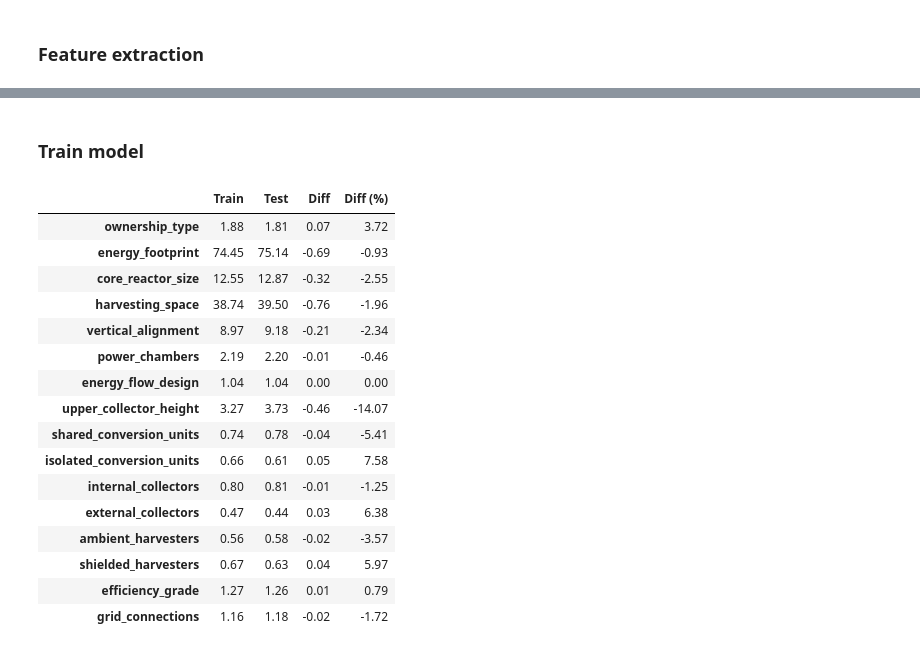
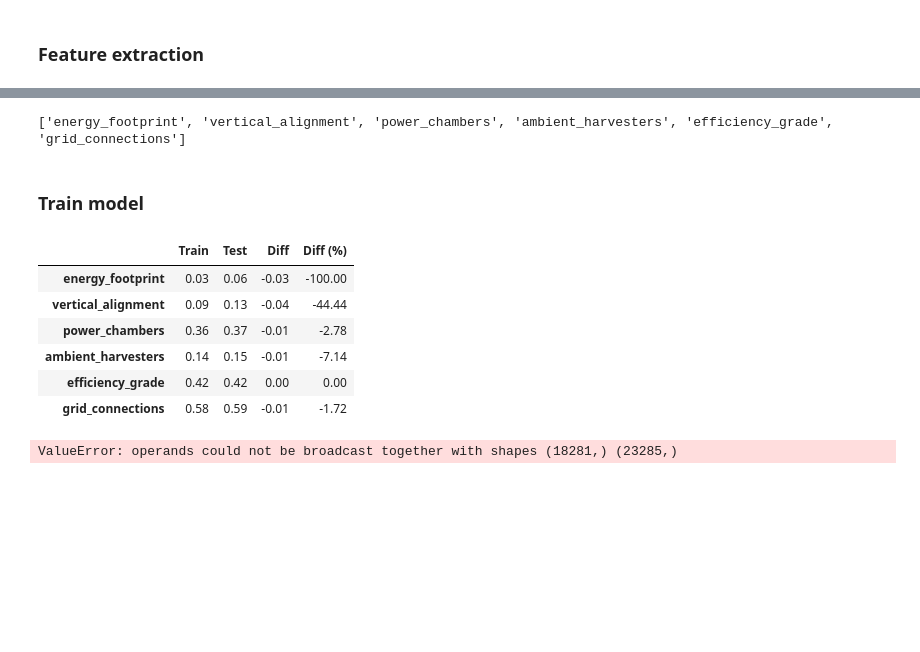
Before and after one commit to flippi321/TDT4172-Introduction-to-Machine-Learning, a Jupyter notebook: Assignment 1/Chapter_1.ipynb, the cells around one changed output, grey strips where cells are left out. Saved outputs shown, nothing was run; the diff lists cells and outputs as text; code cells hidden in the pictures; blank space fills up the shorter version.

```diff
--- a/Assignment 1/Chapter_1.ipynb
+++ b/Assignment 1/Chapter_1.ipynb
@@ -579,29 +600,23 @@ Saved checkpoint at iteration 56000
+# %%
+print(best_combo)
+# %% [output]
+['energy_footprint', 'vertical_alignment', 'power_chambers', 'ambient_harvesters', 'efficiency_grade', 'grid_connections']
 # %% [markdown]
 ### Train model
 # %%
 # We implement Data Scaling to get more stable results
-#x_train /= x_train.max()
-#x_test /= x_test.max()
+x_train /= x_train.max()
+x_test /= x_test.max()
 
 compare_training_test(x_train[best_combo], x_test[best_combo])
 # %% [output]
 |  | Train | Test | Diff | Diff (%) |
-| ownership_type | 1.88 | 1.81 | 0.07 | 3.72 |
-| energy_footprint | 74.45 | 75.14 | -0.69 | -0.93 |
-| core_reactor_size | 12.55 | 12.87 | -0.32 | -2.55 |
-| harvesting_space | 38.74 | 39.50 | -0.76 | -1.96 |
-| vertical_alignment | 8.97 | 9.18 | -0.21 | -2.34 |
-| power_chambers | 2.19 | 2.20 | -0.01 | -0.46 |
-| energy_flow_design | 1.04 | 1.04 | 0.00 | 0.00 |
-| upper_collector_height | 3.27 | 3.73 | -0.46 | -14.07 |
-| shared_conversion_units | 0.74 | 0.78 | -0.04 | -5.41 |
-| isolated_conversion_units | 0.66 | 0.61 | 0.05 | 7.58 |
-| internal_collectors | 0.80 | 0.81 | -0.01 | -1.25 |
-| external_collectors | 0.47 | 0.44 | 0.03 | 6.38 |
-| ambient_harvesters | 0.56 | 0.58 | -0.02 | -3.57 |
-| shielded_harvesters | 0.67 | 0.63 | 0.04 | 5.97 |
-| efficiency_grade | 1.27 | 1.26 | 0.01 | 0.79 |
-| grid_connections | 1.16 | 1.18 | -0.02 | -1.72 |
+| energy_footprint | 0.03 | 0.06 | -0.03 | -100.00 |
+| vertical_alignment | 0.09 | 0.13 | -0.04 | -44.44 |
+| power_chambers | 0.36 | 0.37 | -0.01 | -2.78 |
+| ambient_harvesters | 0.14 | 0.15 | -0.01 | -7.14 |
+| efficiency_grade | 0.42 | 0.42 | 0.00 | 0.00 |
+| grid_connections | 0.58 | 0.59 | -0.01 | -1.72 |
 # %%
 def rmsle(y_true, y_pred):
     y_true = np.maximum(y_true, 0)
@@ -613,6 +628,8 @@ regressor = EnsembleRegressor(degrees=1, threshold=np.mean(y_train))
 # Train model
 regressor.fit(x_train[best_combo], y_train, lr=1e-5, epoch=1000, verbose=True, plot_loss=True)
 y_linreg = regressor.predict(x_test[best_combo], transform=True)
+# %% [output]
+ValueError: operands could not be broadcast together with shapes (18281,) (23285,)
 # %%
 forest = ensemble.RandomForestRegressor(n_estimators=100)
 
```
Also changed, not shown: parts of 35 cells of this notebook.
